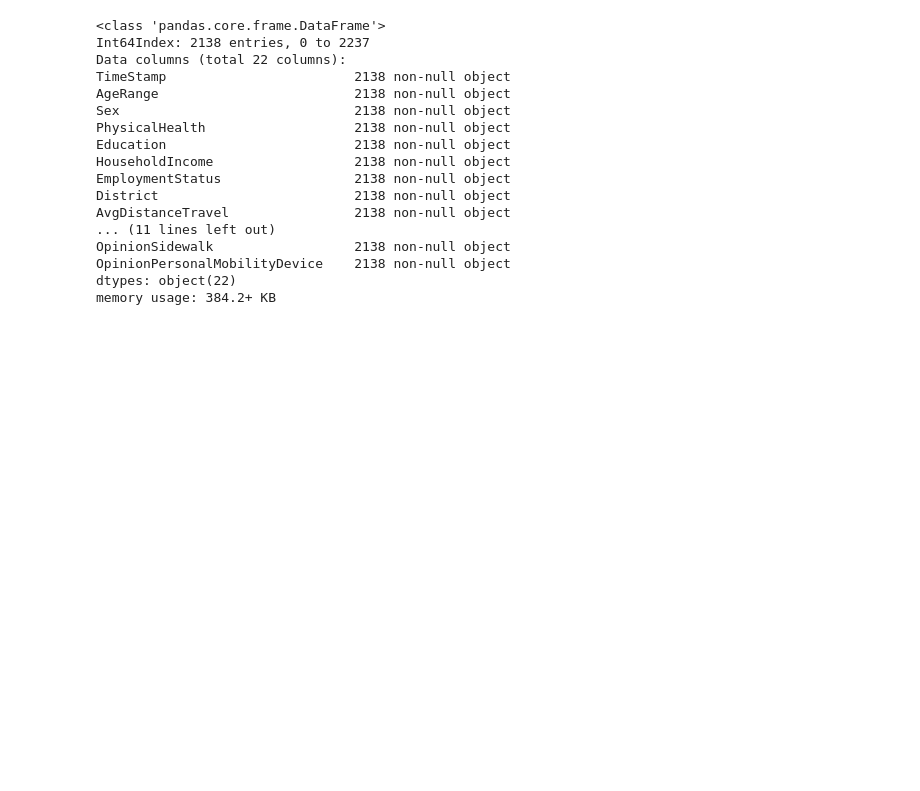
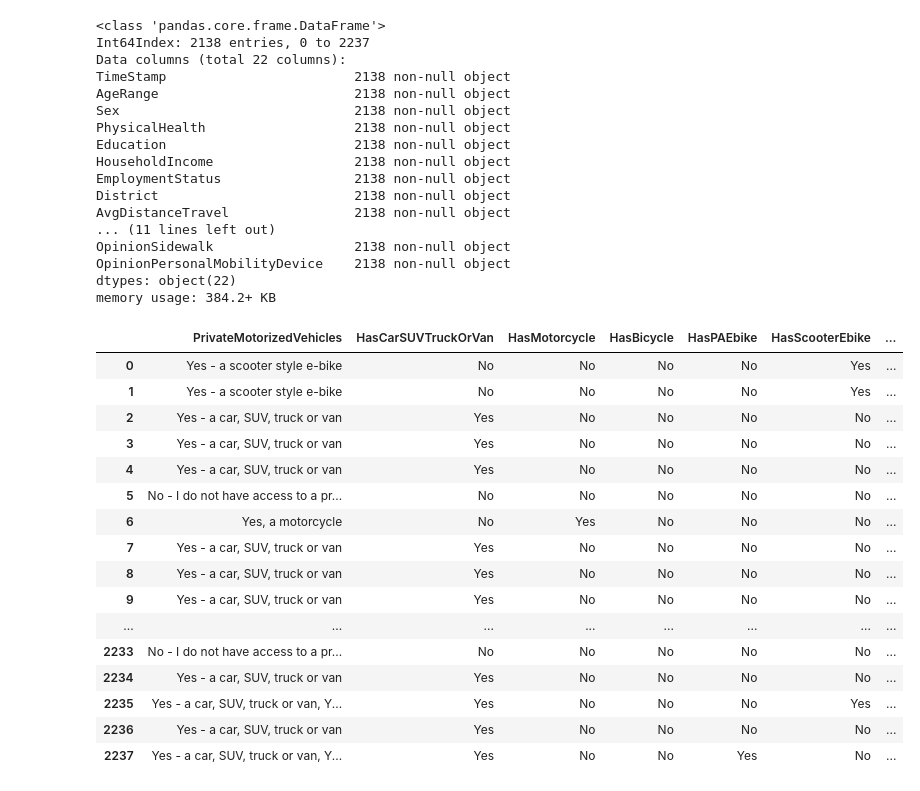
Before and after one commit to nilesh2901/e-bike-survey, a Jupyter notebook: code/e-bike-survey.ipynb, the cells around one changed output. Cells and saved outputs as stored; diff of their text form; code cells hidden in the pictures; blank space fills up the shorter version.

```diff
--- a/code/e-bike-survey.ipynb
+++ b/code/e-bike-survey.ipynb
@@ -113,19 +113,102 @@ def Replace_All_Other_Values(df, feature,keepValues,replaceWith):
 # %%
 #Clean Sex feature
 survey = Replace_All_Other_Values(survey, 'Sex',['Male','Female'], 'Other')
 #survey['Sex'].value_counts()
 
 #Clean PhysicalHealth feature
 survey = Replace_All_Other_Values(survey, 'PhysicalHealth',['Good','Excellent','Very good','Fairly good','Poor'], 'Other')
 #survey['PhysicalHealth'].value_counts()
 
 #Clean Education feature
 survey = Replace_All_Other_Values(survey, 'Education',['University degree','Post graduate','College or trade school diploma','High school diploma '], 'Other')
 #survey['Education'].value_counts()
 
+#Clean EmploymentStatus feature
+survey = Replace_All_Other_Values(survey, 'EmploymentStatus',['Full Time','Self Employed','Retired','Part Time','Student','Unemployed','Home Maker'], 'Other')
+#survey['EmploymentStatus'].value_counts()
+
+#Clean District feature
+survey = Replace_All_Other_Values(survey, 'District',['Central Toronto, York or East York','Etobicoke','North York','Scarborough','Mississauga','Brampton'], 'Other')
+#survey['District'].value_counts()
+
+#Clean PreferedTransportation feature
+survey = Replace_All_Other_Values(survey, 'PreferedTransportation',['bicycle','Etobicoke','private motor vehicle (car, truck, SUV, van, motorcycle, gas limited speed motorcycle or moped)','transit','walking','scooter type e-bike','pedal assist type e-bike'], 'Other')
+#survey['PreferedTransportation'].value_counts()
+
+#Clean PreferedTransportation feature
+survey = Replace_All_Other_Values(survey, 'PreferedTransportation',['bicycle','Etobicoke','private motor vehicle (car, truck, SUV, van, motorcycle, gas limited speed motorcycle or moped)','transit','walking','scooter type e-bike','pedal assist type e-bike'], 'Other')
+#survey['PreferedTransportation'].value_counts()
 
 
-#Clean Education feature
-survey = Replace_All_Other_Values(survey, 'EmploymentStatus',['Full Time','Self Employed','Retired','Part Time','Student','Unemployed','Home Maker'], 'Other')
-#survey['EmploymentStatus'].value_counts()
+#Clean PrivateMotorizedVehicles feature
+#for item in survey['PrivateMotorizedVehicles']:
+#        if "car" in item.lower() or "suv" in item.lower() or "truck" in item.lower() or "van" in item.lower():
+#            survey['HasCarSUVTruckOrVan'] = survey.replace({'PrivateMotorizedVehicles': item}, "Car, SUV, Truck or Van")
+#        elif item == "No - I do not have access to a private motorized vehicle":
+#            survey = survey.replace({'PrivateMotorizedVehicles': item}, "No private motorized vehicle")
+#            pass
+#        elif "motorcycle" in item.lower():
+#            survey = survey.replace({'PrivateMotorizedVehicles': item}, "Motorcycle")
+#        elif "bicycle" in item.lower():
+#            survey = survey.replace({'PrivateMotorizedVehicles': item}, "Bicycle")
+#        elif "bike" in item.lower() and ("pedal" in item.lower() or "assist" in item.lower()):
+#            survey = survey.replace({'PrivateMotorizedVehicles': item}, "Pedal Assist E-bike")
+#        elif ("bike" in item.lower() and "scooter" in item.lower()):
+#            survey = survey.replace({'PrivateMotorizedVehicles': item}, "Scooter E-bike")
+#        elif ("scooter" in item.lower() and not "bike" in item.lower()) or "moped" in item.lower() or "vespa" in item.lower():
+#            survey = survey.replace({'PrivateMotorizedVehicles': item}, "Gas E-bike")
+#        elif "share" in item.lower() or "zip" in item.lower() or "rental" in item.lower():
+#            survey = survey.replace({'PrivateMotorizedVehicles': item}, "AutoShare")
+
+#Clean PrivateMotorizedVehicles feature
+#for item in survey['PrivateMotorizedVehicles']:
+
+survey['HasCarSUVTruckOrVan'] = "No"
+survey['HasMotorcycle'] = "No"
+survey['HasBicycle'] = "No"
+survey['HasPAEbike'] = "No"
+survey['HasScooterEbike'] = "No"
+survey['HasGasEbike'] = "No"
+survey['HasAutoShare'] = "No"
+
+for item, row in survey.iterrows():
+        if "car" in row['PrivateMotorizedVehicles'].lower() or "suv" in row['PrivateMotorizedVehicles'].lower() or "truck" in row['PrivateMotorizedVehicles'].lower() or "van" in row['PrivateMotorizedVehicles'].lower():
+            survey.loc[[item],['HasCarSUVTruckOrVan']] = "Yes"
+        if "motorcycle" in row['PrivateMotorizedVehicles'].lower():
+            survey.loc[[item],['HasMotorcycle']] = "Yes"
+        if "bicycle" in row['PrivateMotorizedVehicles'].lower():
+            survey.loc[[item],['HasBicycle']] = "Yes"
+        if "bike" in row['PrivateMotorizedVehicles'].lower() and ("pedal" in row['PrivateMotorizedVehicles'].lower() or "assist" in row['PrivateMotorizedVehicles'].lower()):
+            survey.loc[[item],['HasPAEbike']] = "Yes"
+        if ("bike" in row['PrivateMotorizedVehicles'].lower() and "scooter" in row['PrivateMotorizedVehicles'].lower()):
+            survey.loc[[item],['HasScooterEbike']] = "Yes"
+        if ("scooter" in row['PrivateMotorizedVehicles'].lower() and not "bike" in row['PrivateMotorizedVehicles'].lower()) or "moped" in row['PrivateMotorizedVehicles'].lower() or "vespa" in row['PrivateMotorizedVehicles'].lower():
+            survey.loc[[item],['HasGasEbike']] = "Yes"
+        if "share" in row['PrivateMotorizedVehicles'].lower() or "zip" in row['PrivateMotorizedVehicles'].lower() or "rental" in row['PrivateMotorizedVehicles'].lower():
+            survey.loc[[item],['HasAutoShare']] = "Yes"
+
+survey[['PrivateMotorizedVehicles','HasCarSUVTruckOrVan','HasMotorcycle','HasBicycle','HasPAEbike','HasScooterEbike','HasGasEbike','HasAutoShare']]
+
+#survey['PrivateMotorizedVehicles'].value_counts()
+
+
+# break statments by ',' - final all uqunie statments - create new feature for statements
+#survey['SupportingStatements'].value_counts()
 # %% [output]
+|  | PrivateMotorizedVehicles | HasCarSUVTruckOrVan | HasMotorcycle | HasBicycle | HasPAEbike | HasScooterEbike | ... |
+| 0 | Yes - a scooter style e-bike | No | No | No | No | Yes | ... |
+| 1 | Yes - a scooter style e-bike | No | No | No | No | Yes | ... |
+| 2 | Yes - a car, SUV, truck or van | Yes | No | No | No | No | ... |
+| 3 | Yes - a car, SUV, truck or van | Yes | No | No | No | No | ... |
+| 4 | Yes - a car, SUV, truck or van | Yes | No | No | No | No | ... |
+| 5 | No - I do not have access to a pr... | No | No | No | No | No | ... |
+| 6 | Yes, a motorcycle | No | Yes | No | No | No | ... |
+| 7 | Yes - a car, SUV, truck or van | Yes | No | No | No | No | ... |
+| 8 | Yes - a car, SUV, truck or van | Yes | No | No | No | No | ... |
+| 9 | Yes - a car, SUV, truck or van | Yes | No | No | No | No | ... |
+| ... | ... | ... | ... | ... | ... | ... | ... |
+| 2233 | No - I do not have access to a pr... | No | No | No | No | No | ... |
+| 2234 | Yes - a car, SUV, truck or van | Yes | No | No | No | No | ... |
+| 2235 | Yes - a car, SUV, truck or van, Y... | Yes | No | No | No | Yes | ... |
+| 2236 | Yes - a car, SUV, truck or van | Yes | No | No | No | No | ... |
+| 2237 | Yes - a car, SUV, truck or van, Y... | Yes | No | No | Yes | No | ... |
```
Also changed, not shown: parts of 1 cell of this notebook.
